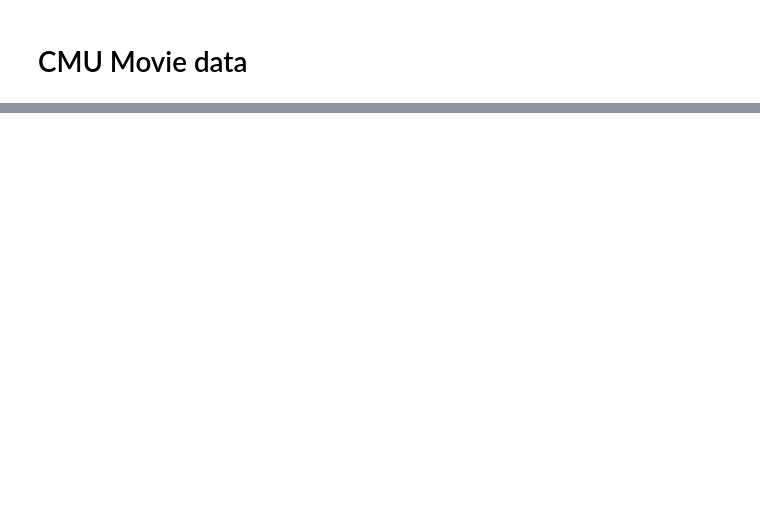
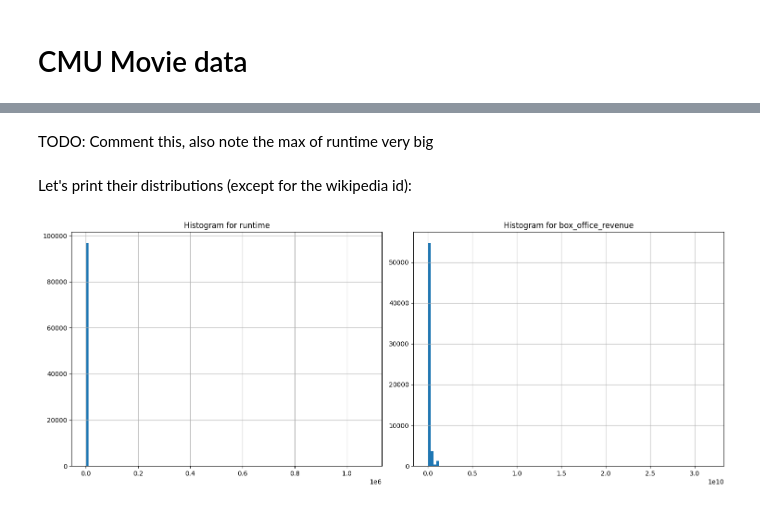
Before and after one commit to epfl-ada/ada-2024-project-authenticdataaddicts, a Jupyter notebook: results.ipynb, the cells around one changed output, grey strips where cells are left out. Cells and saved outputs as stored; diff of their text form; code cells hidden in the pictures; blank space fills up the shorter version.

```diff
--- a/results.ipynb
+++ b/results.ipynb
@@ -303,0 +206,5 @@ after merging, nb of missing box office is  88.0
+# %%
+# Load the new dataset (and rename some columns)
+movies_dataset = pd.read_csv('data/movies_metadata.csv')
+movies_dataset['box_office_revenue'] = pd.to_numeric(movies_dataset['revenue'], errors='coerce')
+movies_dataset.head(2)
@@ -303,0 +216,2 @@ after merging, nb of missing box office is  88.0
+# %%
+movies_wikidata_merged, before_missing, after_missing = merge_for_completion(movies_wikidata_merged, movies_dataset, "movie_name", "original_title", "box_office_revenue", merge_strategy='prioritize_first')
@@ -303,0 +227,2 @@ after merging, nb of missing box office is  88.0
+# %%
+movies_wikidata_merged, before_missing, after_missing = merge_for_completion(movies_wikidata_merged, movies_dataset, "movie_name", "original_title", "runtime", merge_strategy='prioritize_first')
@@ -303,0 +238,2 @@ after merging, nb of missing box office is  88.0
+# %%
+movie_data_completed = movies_wikidata_merged.copy()
@@ -303,0 +332,19 @@ after merging, nb of missing box office is  88.0
+# %% [markdown]
+TODO: Comment this, also note the max of runtime very big
+# %% [markdown]
+Let's print their distributions (except for the wikipedia id):
+# %%
+fig, axes = plt.subplots(1, 2, figsize=(15, 6))
+
+# Histogram for the runtime
+movie_data_completed["runtime"].hist(bins=100, ax=axes[0])
+axes[0].set_title("Histogram for runtime")
+
+# Histogram for the box office results
+movie_data_completed["box_office_revenue"].hist(bins=100, ax=axes[1])
+axes[1].set_title("Histogram for box_office_revenue")
+
+plt.tight_layout()
+plt.show()
+# %% [output]
+[figure, added]
```
Also changed, not shown: parts of 91 cells of this notebook, 2 other files.
